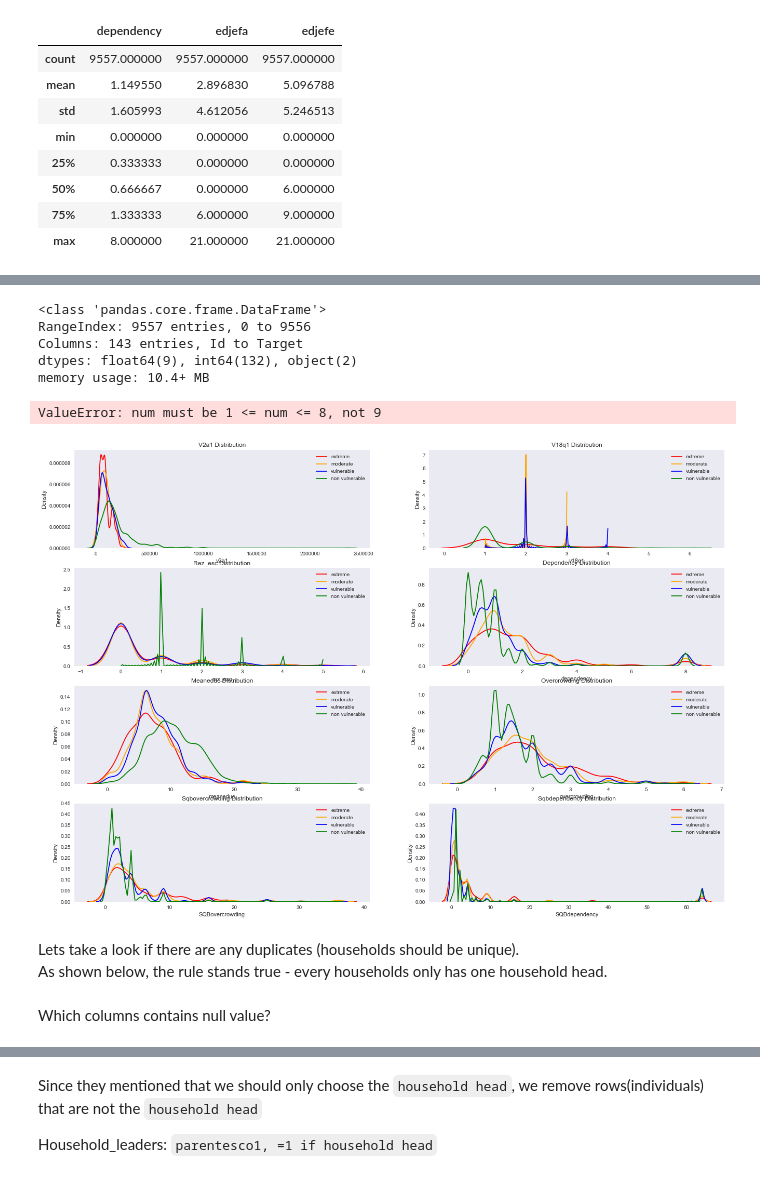
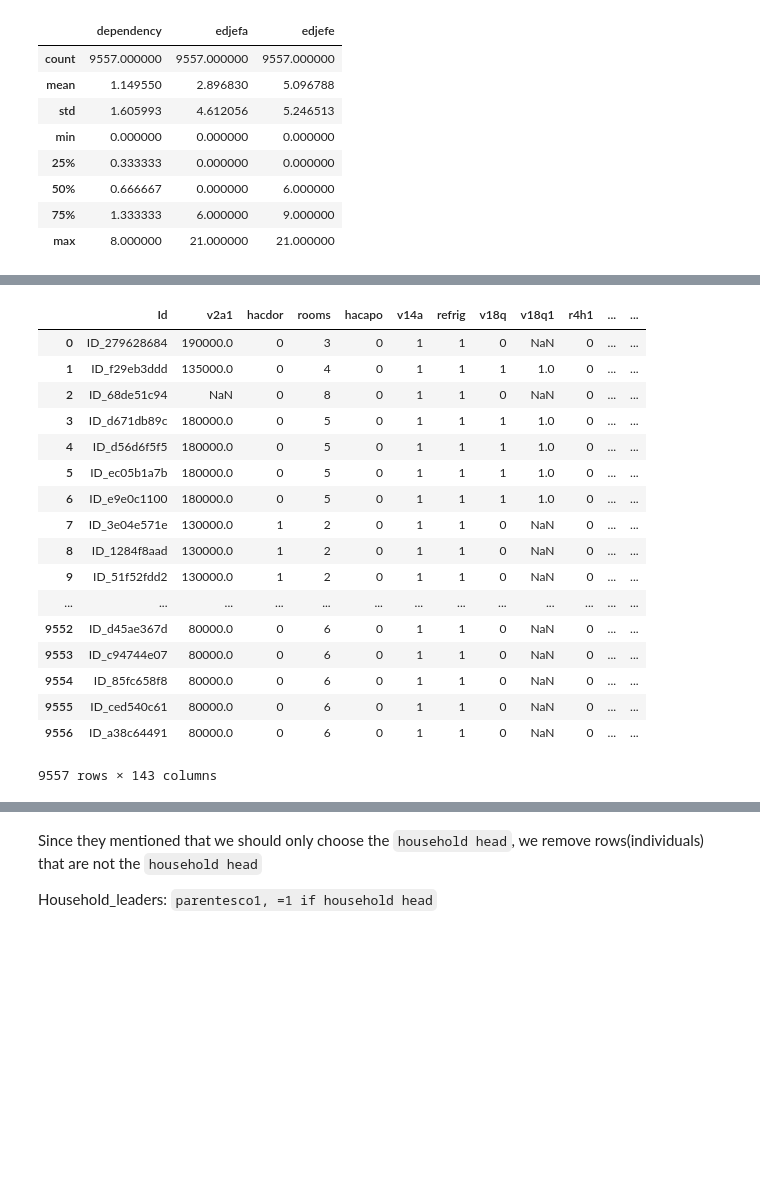
Before and after one commit to jindongyang94/BT4240, a Jupyter notebook: data_preprocessing.ipynb, the cells around one changed output, grey strips where cells are left out. Cells and saved outputs as stored; diff of their text form; code cells hidden in the pictures; blank space fills up the shorter version.

Commit message:
Data Exploration 7/9/18

```diff
--- a/data_preprocessing.ipynb
+++ b/data_preprocessing.ipynb
@@ -187,35 +193,21 @@ train[['dependency', 'edjefa', 'edjefe']].describe()
 # %%
-train.info()
+train
 # %% [output]
+|  | Id | v2a1 | hacdor | rooms | hacapo | v14a | refrig | v18q | v18q1 | r4h1 | ... | ... |
+| 0 | ID_279628684 | 190000.0 | 0 | 3 | 0 | 1 | 1 | 0 | NaN | 0 | ... | ... |
+| 1 | ID_f29eb3ddd | 135000.0 | 0 | 4 | 0 | 1 | 1 | 1 | 1.0 | 0 | ... | ... |
+| 2 | ID_68de51c94 | NaN | 0 | 8 | 0 | 1 | 1 | 0 | NaN | 0 | ... | ... |
+| 3 | ID_d671db89c | 180000.0 | 0 | 5 | 0 | 1 | 1 | 1 | 1.0 | 0 | ... | ... |
+| 4 | ID_d56d6f5f5 | 180000.0 | 0 | 5 | 0 | 1 | 1 | 1 | 1.0 | 0 | ... | ... |
+| 5 | ID_ec05b1a7b | 180000.0 | 0 | 5 | 0 | 1 | 1 | 1 | 1.0 | 0 | ... | ... |
+| 6 | ID_e9e0c1100 | 180000.0 | 0 | 5 | 0 | 1 | 1 | 1 | 1.0 | 0 | ... | ... |
+| 7 | ID_3e04e571e | 130000.0 | 1 | 2 | 0 | 1 | 1 | 0 | NaN | 0 | ... | ... |
+| 8 | ID_1284f8aad | 130000.0 | 1 | 2 | 0 | 1 | 1 | 0 | NaN | 0 | ... | ... |
+| 9 | ID_51f52fdd2 | 130000.0 | 1 | 2 | 0 | 1 | 1 | 0 | NaN | 0 | ... | ... |
+| ... | ... | ... | ... | ... | ... | ... | ... | ... | ... | ... | ... | ... |
+| 9552 | ID_d45ae367d | 80000.0 | 0 | 6 | 0 | 1 | 1 | 0 | NaN | 0 | ... | ... |
+| 9553 | ID_c94744e07 | 80000.0 | 0 | 6 | 0 | 1 | 1 | 0 | NaN | 0 | ... | ... |
+| 9554 | ID_85fc658f8 | 80000.0 | 0 | 6 | 0 | 1 | 1 | 0 | NaN | 0 | ... | ... |
+| 9555 | ID_ced540c61 | 80000.0 | 0 | 6 | 0 | 1 | 1 | 0 | NaN | 0 | ... | ... |
+| 9556 | ID_a38c64491 | 80000.0 | 0 | 6 | 0 | 1 | 1 | 0 | NaN | 0 | ... | ... |
-<class 'pandas.core.frame.DataFrame'>
-RangeIndex: 9557 entries, 0 to 9556
-Columns: 143 entries, Id to Target
-dtypes: float64(9), int64(132), object(2)
-memory usage: 10.4+ MB
+9557 rows × 143 columns
-# %%
-from collections import OrderedDict
-
-plt.figure(figsize = (20, 16))
-plt.style.use('seaborn-dark')
-# Color mapping
-colors = OrderedDict({1: 'red', 2: 'orange', 3: 'blue', 4: 'green'})
-poverty_mapping = OrderedDict({1: 'extreme', 2: 'moderate', 3: 'vulnerable', 4: 'non vulnerable'})
-
-# Iterate through the float columns
-for i, col in enumerate(train.select_dtypes('float')):
-    ax = plt.subplot(4, 2, i + 1)
-    # Iterate through the poverty levels
-    for poverty_level, color in colors.items():
-        # Plot each poverty level as a separate line
-        sns.kdeplot(train.loc[train['Target'] == poverty_level, col].dropna(),
-                    ax = ax, color = color, label = poverty_mapping[poverty_level])
-
-    plt.title(f'{col.capitalize()} Distribution'); plt.xlabel(f'{col}'); plt.ylabel('Density')
-
-plt.subplots_adjust(top = 2)
-# %% [output]
-ValueError: num must be 1 <= num <= 8, not 9
-[figure, removed]
-# %% [markdown]
-Lets take a look if there are any duplicates (households should be unique). <br>
-As shown below, the rule stands true - every households only has one household head.
@@ -224,2 +213,0 @@ train['idhogar'].value_counts()[train['idhogar'].value_counts() > 1]
-# %% [markdown]
-Which columns contains null value?
```
Also changed, not shown: parts of 6 cells of this notebook, 1 other file.
